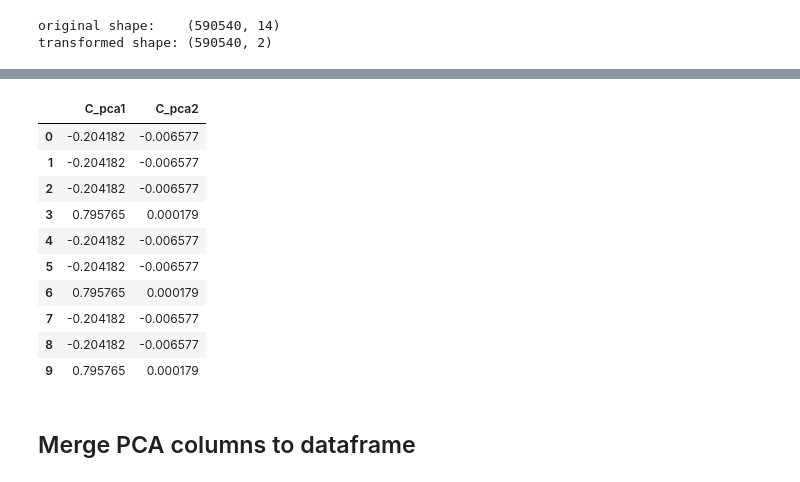
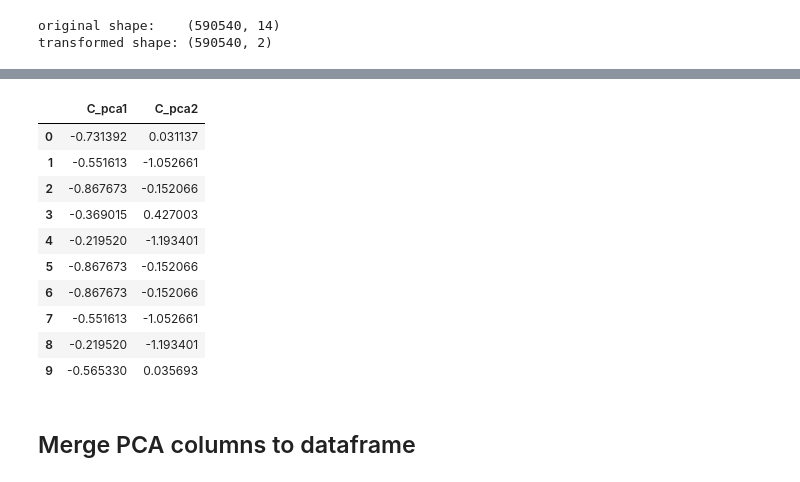
Before and after one commit to hw79chopin/Kaggle_Card_fraud_detection, a Jupyter notebook: esther_workspace/transaction_preproc.ipynb, the cells around one changed output, grey strips where cells are left out. Cells and saved outputs as stored; diff of their text form; code cells hidden in the pictures.

Commit message:
preprocessing on both train/test data

```diff
--- a/esther_workspace/transaction_preproc.ipynb
+++ b/esther_workspace/transaction_preproc.ipynb
@@ -400,9 +920,16 @@ for i in range(1, 15):
 # 15. PCA on C1~C14_fraud_ratio
 # %%
 c = trns_dum.iloc[:, -14:]
+c2 = test_dum.iloc[:, -14:]
+# %%
+c = StandardScaler().fit_transform(c)
+c2 = StandardScaler().fit_transform(c2)
 # %%
 pca = PCA(n_components = 2)
 pca.fit(c)
+
+pca2 = PCA(n_components = 2)
+pca2.fit(c2)
 # %% [output]
 PCA(copy=True, iterated_power='auto', n_components=2, random_state=None,
     svd_solver='auto', tol=0.0, whiten=False)
@@ -423,6 +946,8 @@ array([[-8.72401262e-05, -4.96773227e-04, -5.90855948e-04,
 c_pca = pca.transform(c)
 print("original shape:   ", c.shape)
 print("transformed shape:", c_pca.shape)
+
+c2_pca = pca2.transform(c2)
 # %% [output]
 original shape:    (590540, 14)
 transformed shape: (590540, 2)
@@ -433,19 +958,20 @@ numpy.ndarray
 # %%
 c_pca_df = pd.DataFrame(data = c_pca, columns = ['C_pca1', 'C_pca2'])
+c2_pca_df = pd.DataFrame(data = c2_pca, columns = ['C_pca1', 'C_pca2'])
 
 c_pca_df.head(10)
 # %% [output]
 |  | C_pca1 | C_pca2 |
-| 0 | -0.204182 | -0.006577 |
-| 1 | -0.204182 | -0.006577 |
-| 2 | -0.204182 | -0.006577 |
-| 3 | 0.795765 | 0.000179 |
-| 4 | -0.204182 | -0.006577 |
-| 5 | -0.204182 | -0.006577 |
-| 6 | 0.795765 | 0.000179 |
-| 7 | -0.204182 | -0.006577 |
-| 8 | -0.204182 | -0.006577 |
-| 9 | 0.795765 | 0.000179 |
+| 0 | -0.731392 | 0.031137 |
+| 1 | -0.551613 | -1.052661 |
+| 2 | -0.867673 | -0.152066 |
+| 3 | -0.369015 | 0.427003 |
+| 4 | -0.219520 | -1.193401 |
+| 5 | -0.867673 | -0.152066 |
+| 6 | -0.867673 | -0.152066 |
+| 7 | -0.551613 | -1.052661 |
+| 8 | -0.219520 | -1.193401 |
+| 9 | -0.565330 | 0.035693 |
 # %% [markdown]
 ## Merge PCA columns to dataframe
 # %%
```
Also changed, not shown: parts of 104 cells of this notebook, 3 other files.
